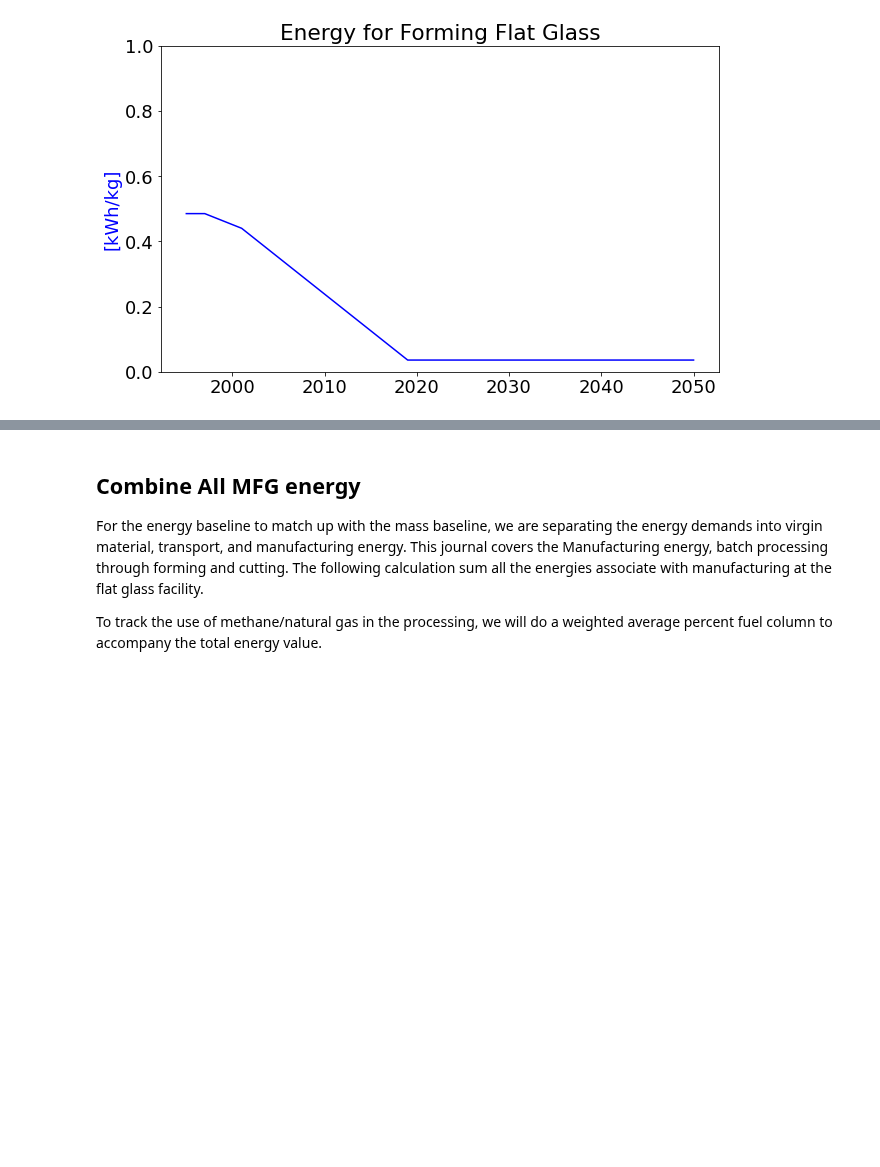
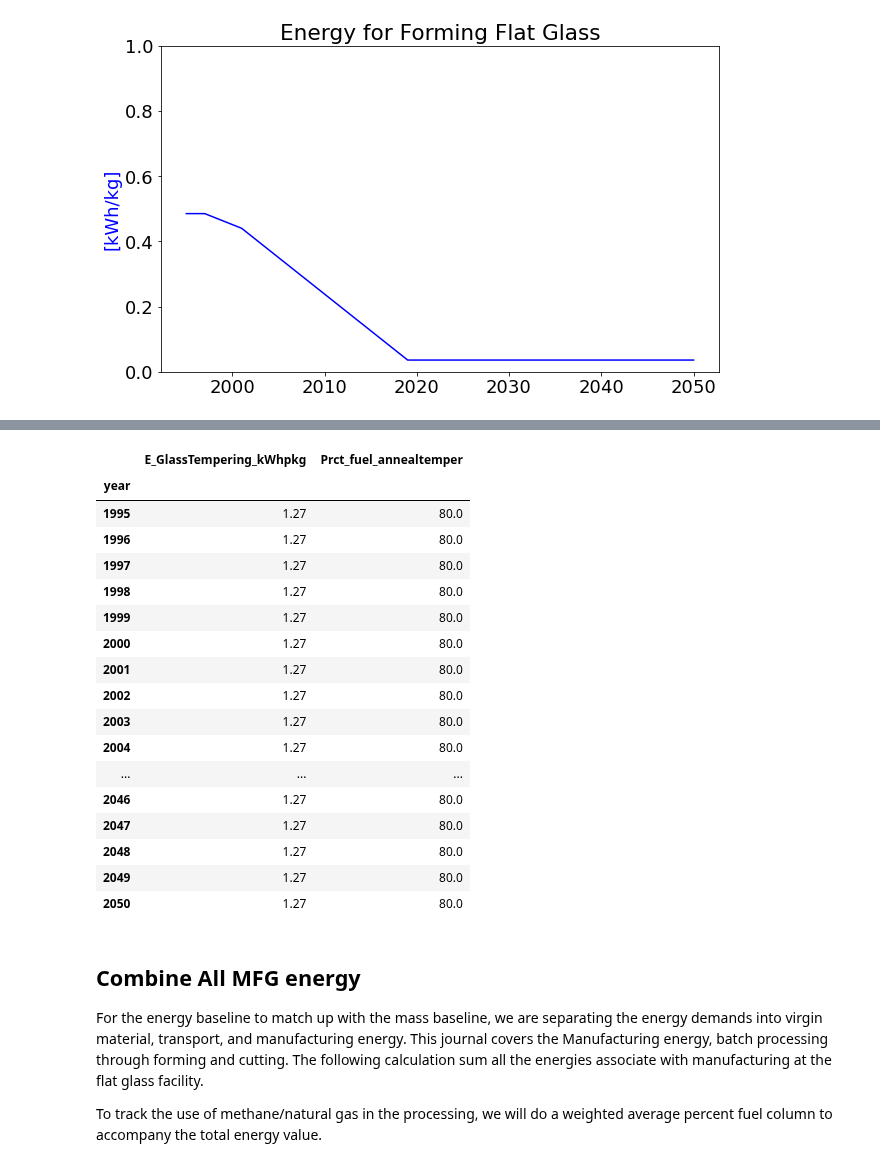
Before and after one commit to NREL/PV_ICE, a Jupyter notebook: docs/tutorials/baseline development documentation/(baseline development) Energy Glass Batch Prep - Post Forming.ipynb, the cells around one changed output, grey strips where cells are left out. Cells and saved outputs as stored; diff of their text form; code cells hidden in the pictures; blank space fills up the shorter version.

```diff
--- a/docs/tutorials/baseline development documentation/(baseline development) Energy Glass Batch Prep - Post Forming.ipynb
+++ b/docs/tutorials/baseline development documentation/(baseline development) Energy Glass Batch Prep - Post Forming.ipynb
@@ -164,3 +224,28 @@ e_glassform_filled.to_csv(cwd+"/../../../PV_ICE/baselines/SupportingMaterial/out
+# %%
+avg_annealtemper_e = e_glass_annealtemper_trim.iloc[:,0].mean()
+avg_prctfuel_annealtemper = e_glass_annealtemper_trim.iloc[:,1].mean()
+e_glass_annealtemper_trim['E_GlassTempering_kWhpkg']= avg_annealtemper_e
+e_glass_annealtemper_trim['Prct_fuel_annealtemper']= avg_prctfuel_annealtemper
+e_glass_annealtemper_trim
+# %% [output]
+|  | E_GlassTempering_kWhpkg | Prct_fuel_annealtemper |
+| year |  |  |
+| 1995 | 1.27 | 80.0 |
+| 1996 | 1.27 | 80.0 |
+| 1997 | 1.27 | 80.0 |
+| 1998 | 1.27 | 80.0 |
+| 1999 | 1.27 | 80.0 |
+| 2000 | 1.27 | 80.0 |
+| 2001 | 1.27 | 80.0 |
+| 2002 | 1.27 | 80.0 |
+| 2003 | 1.27 | 80.0 |
+| 2004 | 1.27 | 80.0 |
+| ... | ... | ... |
+| 2046 | 1.27 | 80.0 |
+| 2047 | 1.27 | 80.0 |
+| 2048 | 1.27 | 80.0 |
+| 2049 | 1.27 | 80.0 |
+| 2050 | 1.27 | 80.0 |
 # %% [markdown]
 ## Combine All MFG energy
 
```
Also changed, not shown: parts of 17 cells of this notebook, 8 other files.
